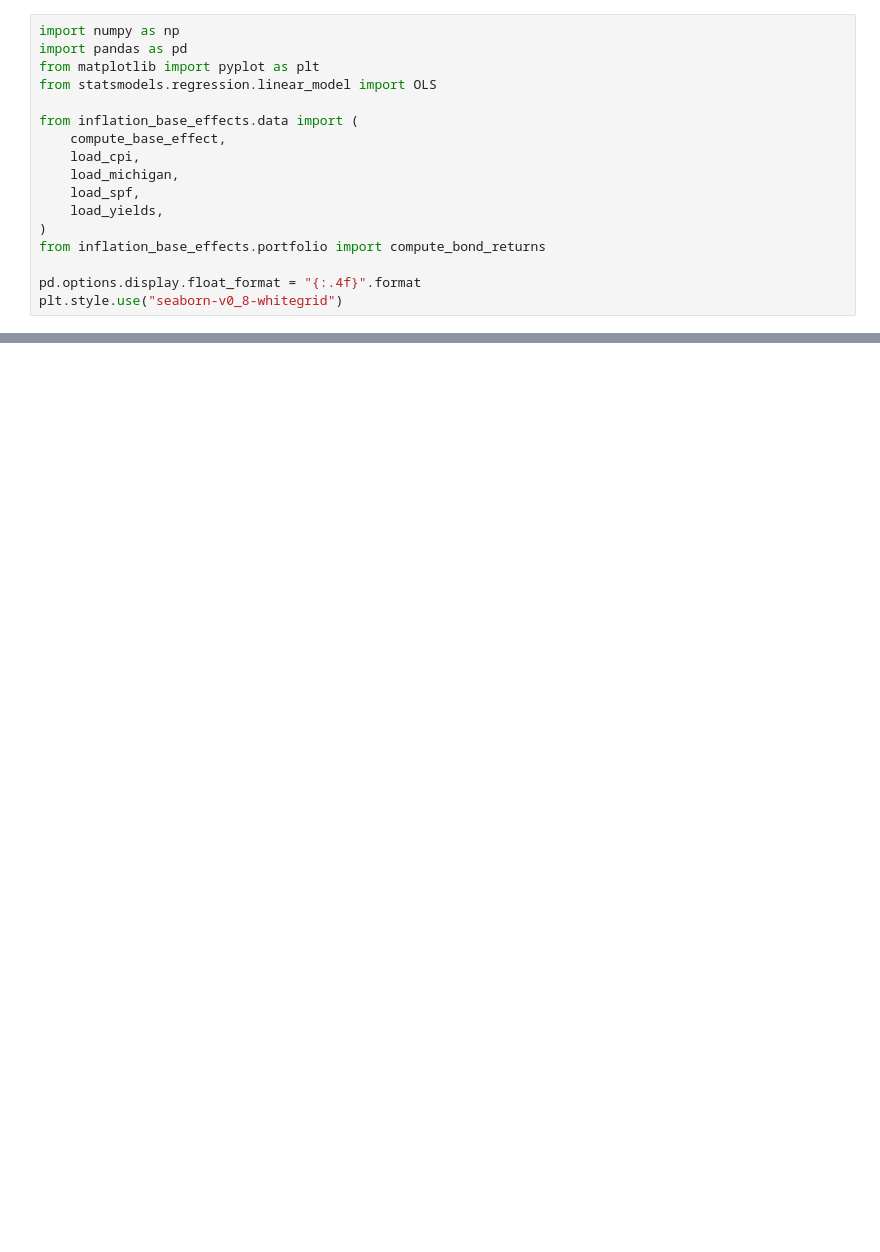
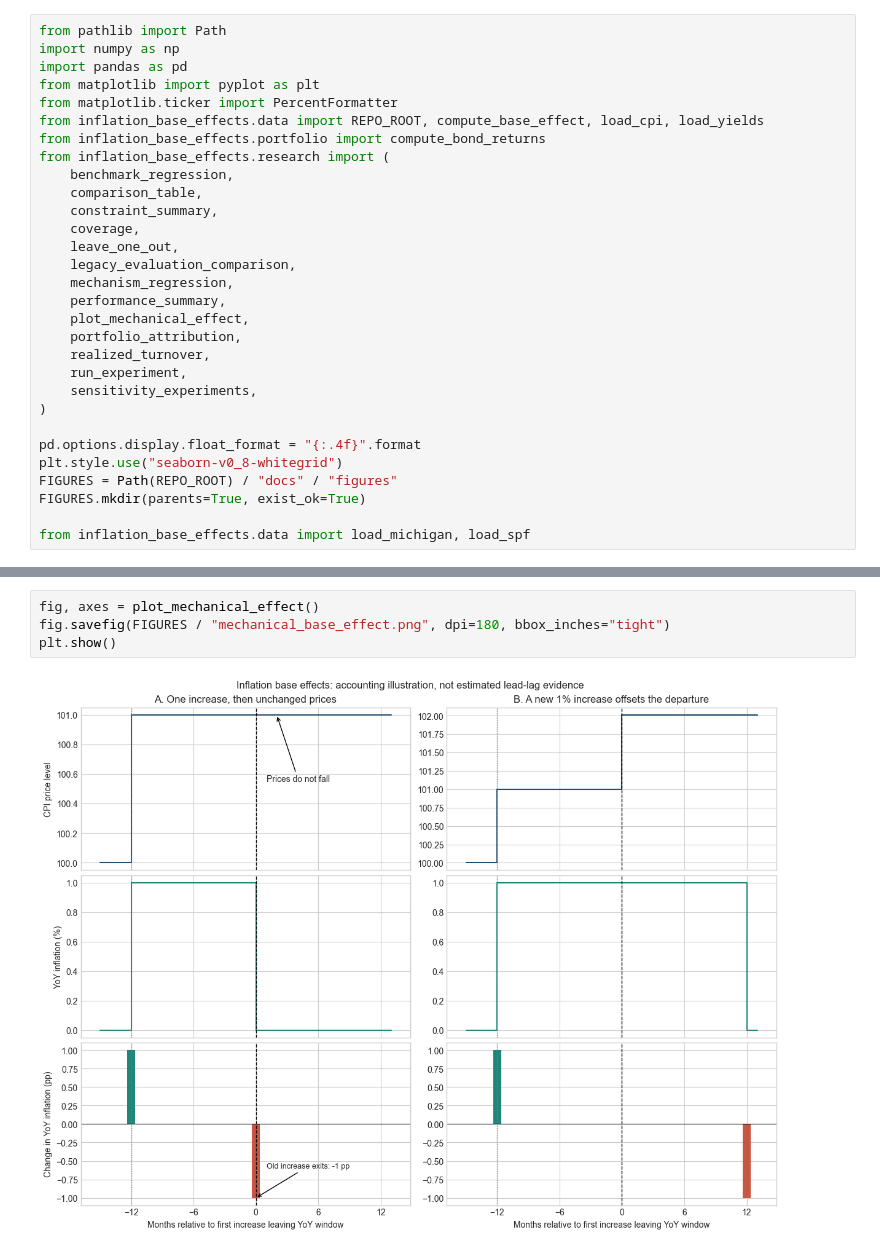
Before and after one commit to aslantah/inflation-base-effects, a Jupyter notebook: notebooks/01_data_and_mechanism.ipynb, the cells around one changed output, grey strips where cells are left out. Saved outputs shown, nothing was run; the diff lists cells and outputs as text; blank space fills up the shorter version.

```diff
--- a/notebooks/01_data_and_mechanism.ipynb
+++ b/notebooks/01_data_and_mechanism.ipynb
@@ -12,17 +24,30 @@ refreshes are deliberately separate so this saved result remains reproducible.
 # %%
+from pathlib import Path
 import numpy as np
 import pandas as pd
 from matplotlib import pyplot as plt
-from statsmodels.regression.linear_model import OLS
-
-from inflation_base_effects.data import (
-    compute_base_effect,
-    load_cpi,
-    load_michigan,
-    load_spf,
-    load_yields,
+from matplotlib.ticker import PercentFormatter
+from inflation_base_effects.data import REPO_ROOT, compute_base_effect, load_cpi, load_yields
+from inflation_base_effects.portfolio import compute_bond_returns
+from inflation_base_effects.research import (
+    benchmark_regression,
+    comparison_table,
+    constraint_summary,
+    coverage,
+    leave_one_out,
+    legacy_evaluation_comparison,
+    mechanism_regression,
+    performance_summary,
+    plot_mechanical_effect,
+    portfolio_attribution,
+    realized_turnover,
+    run_experiment,
+    sensitivity_experiments,
 )
-from inflation_base_effects.portfolio import compute_bond_returns
 
 pd.options.display.float_format = "{:.4f}".format
 plt.style.use("seaborn-v0_8-whitegrid")
+FIGURES = Path(REPO_ROOT) / "docs" / "figures"
+FIGURES.mkdir(parents=True, exist_ok=True)
+
+from inflation_base_effects.data import load_michigan, load_spf
@@ -125,0 +66,6 @@ display(mechanism_results)
+# %%
+fig, axes = plot_mechanical_effect()
+fig.savefig(FIGURES / "mechanical_base_effect.png", dpi=180, bbox_inches="tight")
+plt.show()
+# %% [output]
+[figure, added]
```
Also changed, not shown: parts of 20 cells of this notebook, 18 other files.
